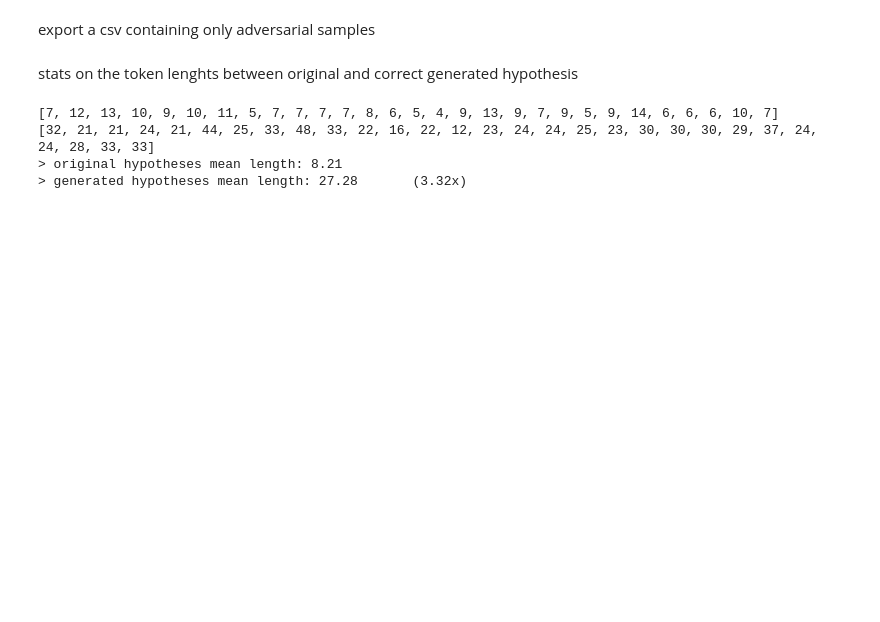
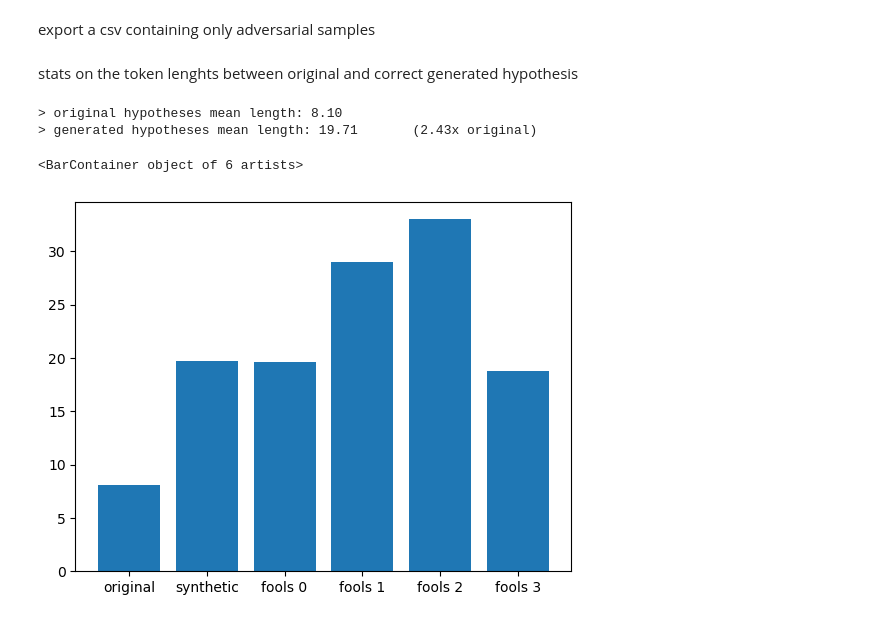
Before and after one commit to Andrew-Wyn/semantic_anli, a Jupyter notebook: compute_scores_llama_raw.ipynb, the cells around one changed output. Saved outputs shown, nothing was run; the diff lists cells and outputs as text; code cells hidden in the pictures; blank space fills up the shorter version.

Commit message:
better stats and makenv

```diff
--- a/compute_scores_llama_raw.ipynb
+++ b/compute_scores_llama_raw.ipynb
@@ -172,9 +160,9 @@ from rich.table import Table
 
 console = Console()
 
-new_df = pl.read_csv(input_file.replace('.csv', '_STATS.csv'))
+new_df = pl.read_csv(output_name)
 # %%
-table = Table(title=input_file.replace('.csv', '_STATS.csv'))
+table = Table(title=output_name.split('/')[-1])
 
 table.add_column("Category", justify="left", style="cyan", no_wrap=True)
 table.add_column("Percentage", style="green", justify='center')
@@ -200,6 +188,6 @@ console.print(table)
 └───────────────────────────────────────────────────┴────────────┴────────┘
 # %%
-table = Table(title=input_file.replace('.csv', '_STATS.csv'))
+table = Table(title=output_name.split('/')[-1])
 
 table.add_column("Category of correct synthetic samples", justify="left", style="cyan", no_wrap=False)
 table.add_column("Fool 0 models", style="red", justify='center')
@@ -285,6 +273,7 @@ from numpy import mean
 
 original_hypotheses_len = []
 generated_hypotheses_len = []
+adv_generated_hypothesis_len = {0:[], 1:[], 2:[], 3:[]}
 
 for label in LABEL_NAMES:
     samples = new_df.filter(
@@ -293,12 +282,27 @@ for label in LABEL_NAMES:
     for row in samples.iter_rows(named=True):
         original_hypotheses_len.append(len(row['hypothesis'].strip().split(' ')))
         generated_hypotheses_len.append(len(row[f'Generated {label} Hypothesis'].strip().split(' ')))
-print(original_hypotheses_len)
-print(generated_hypotheses_len)
+        diff_score = row[f'{label} difficulty score']
+        adv_generated_hypothesis_len[diff_score].append(len(row[f'Generated {label} Hypothesis'].strip().split(' ')))
+
 print(f"> original hypotheses mean length: {mean(original_hypotheses_len):.2f}")
 print(f"> generated hypotheses mean length: {mean(generated_hypotheses_len):.2f}\t({mean(generated_hypotheses_len)/mean(original_hypotheses_len):.2f}x original)")
 # %% [output]
-[7, 12, 13, 10, 9, 10, 11, 5, 7, 7, 7, 7, 8, 6, 5, 4, 9, 13, 9, 7, 9, 5, 9, 14, 6, 6, 6, 10, 7]
-[32, 21, 21, 24, 21, 44, 25, 33, 48, 33, 22, 16, 22, 12, 23, 24, 24, 25, 23, 30, 30, 30, 29, 37, 24, 24, 28, 33, 33]
-> original hypotheses mean length: 8.21
-> generated hypotheses mean length: 27.28       (3.32x)
+> original hypotheses mean length: 8.10
+> generated hypotheses mean length: 19.71       (2.43x original)
+# %%
+import matplotlib.pyplot as plt
+plt.bar(
+    ['original', 'synthetic', 'fools 0', 'fools 1', 'fools 2', 'fools 3'],
+    [
+        mean(original_hypotheses_len),
+        mean(generated_hypotheses_len),
+        mean(adv_generated_hypothesis_len[0]),
+        mean(adv_generated_hypothesis_len[1]),
+        mean(adv_generated_hypothesis_len[2]),
+        mean(adv_generated_hypothesis_len[3]),
+    ],
+)
+# %% [output]
+<BarContainer object of 6 artists>
+[figure, added]
```
Also changed, not shown: parts of 9 cells of this notebook, 4 other files.
